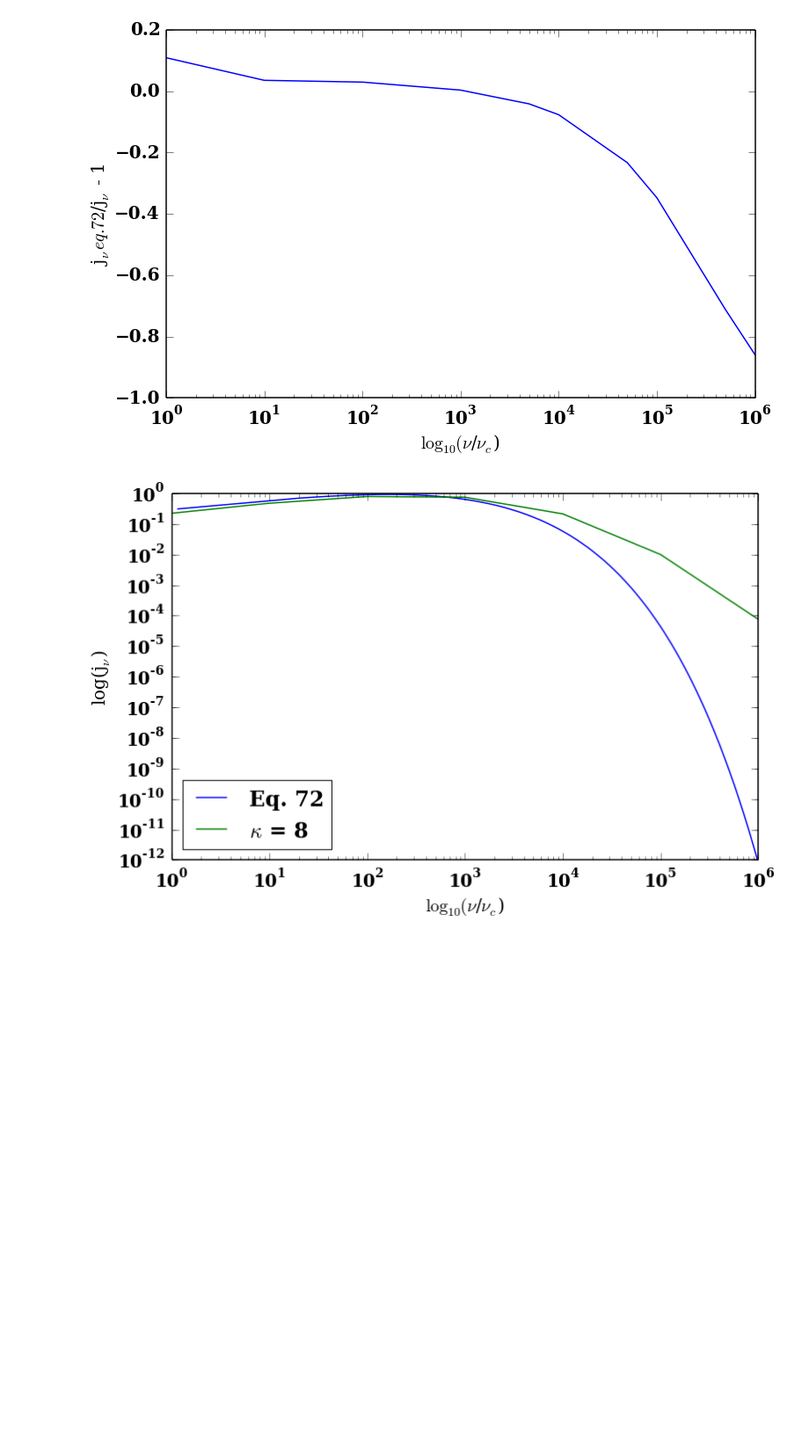
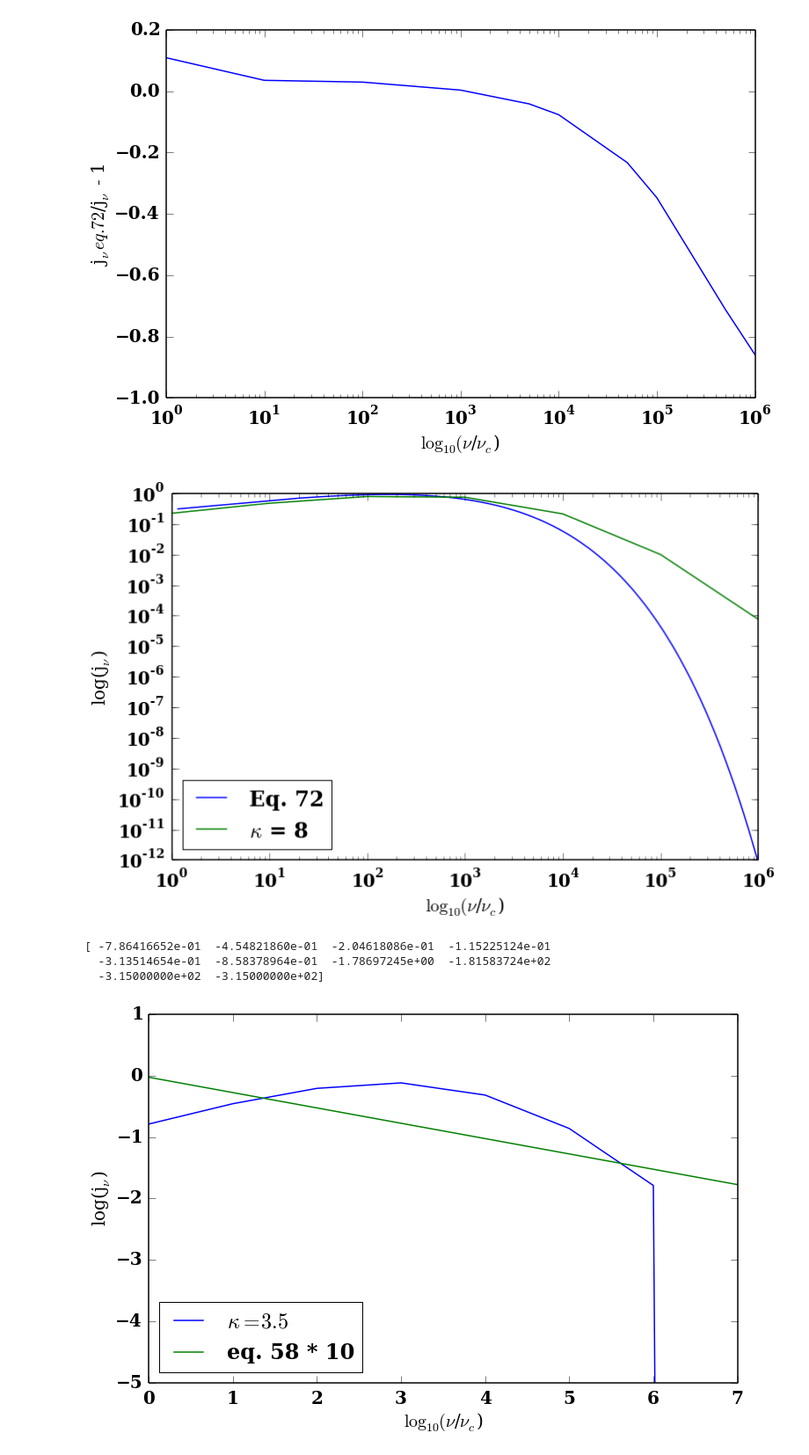
Before and after one commit to aapandy2/kappa_distributions, a Jupyter notebook: jnu_calculator_kappa.ipynb, the cells around one changed output. Shown at 88% size. Drawn from its saved outputs; the diff is of its cells as text; code cells hidden in the pictures; blank space fills up the shorter version.

```diff
--- a/jnu_calculator_kappa.ipynb
+++ b/jnu_calculator_kappa.ipynb
@@ -268,0 +288,58 @@ pl.show()
+# %%
+from scipy.interpolate import splrep, splev
+n_e_NT = 1
+gamma_min = 1.
+gamma_max = 1000.
+p = 1.5
+
+def eq_55(nuratio):
+    X = nuratio * nu_c / nu_s
+    j_nu = (2.**(4./3.) * np.pi * n_e * e**2. * nu_s * X**(1./3.))/(3. * c * theta_e**2.)
+    return j_nu
+
+def eq_58(nuratio):
+    prefactor = n_e_NT*(e**2.*nu_c)/c*(3.**(p/2.)*(p-1.)*np.sin(theta))/(2.*(p+1.)*(gamma_min**(1.-p)-gamma_max**(1.-p)))
+    gamma_fns = special.gamma((3. * p - 1.)/12.) * special.gamma((3. * p + 19.)/12.)
+    ans = prefactor * gamma_fns * (nuratio/(np.sin(theta)))**(-(p - 1.)/2.)
+    return ans
+
+def eq_57(nuratio):
+    X = nuratio * nu_c / nu_s
+    j_nu = (n_e * np.sqrt(2.) * np.pi * e**2. * nu_s) / (6. * theta_e**2. * c) * X * np.exp(-(X**(1./3.)))
+    return j_nu
+
+
+#kappa_data = np.loadtxt('/home/alex/Documents/kappa_for_pl_comparison.txt')
+kappa_data = np.loadtxt('/home/alex/Documents/kappa_3_5.txt')
+pl.xlabel("$\\log_{10}(\\nu$/$\\nu_c$)")
+pl.ylabel("log(j$_\\nu$)")
+
+#PL_data = np.loadtxt('/home/alex/Documents/power_law_with_cutoff.txt')
+
+x = np.log10(kappa_data[:, 0])
+y = np.log10(kappa_data[:, 1])
+print y
+
+tck = splrep(x, y, k=5)
+
+x_fine_grid = np.arange(0, 9, 0.1)
+y_fine_grid = splev(x_fine_grid, tck, der=0)
+pl.xlim([0, 7])
+pl.ylim([-5, 1])
+
+#pl.plot(x_fine_grid, y_fine_grid, label='$\\kappa$=3.5 spline')
+pl.plot(x, y, label='$\\kappa=3.5$')
+#pl.plot(x_fine_grid, np.log10(eq_55(10.**x_fine_grid)), label='eq. 55')
+pl.plot(x_fine_grid, np.log10(eq_58(10.**x_fine_grid)), label='eq. 58 * 10')
+#pl.plot(x_fine_grid, np.log10(eq_57(10.**x_fine_grid)), label='eq. 57')
+
+#pl.plot(x, y, label='$\\kappa$ = 5')
+#pl.loglog(x, y, label='PL w cutoff')
+
+pl.legend(loc='lower left')
+pl.show()
+# %% [output]
+[ -7.86416652e-01  -4.54821860e-01  -2.04618086e-01  -1.15225124e-01
+  -3.13514654e-01  -8.58378964e-01  -1.78697245e+00  -1.81583724e+02
+  -3.15000000e+02  -3.15000000e+02]
+[figure, added]
```
Also changed, not shown: parts of 3 cells of this notebook.
